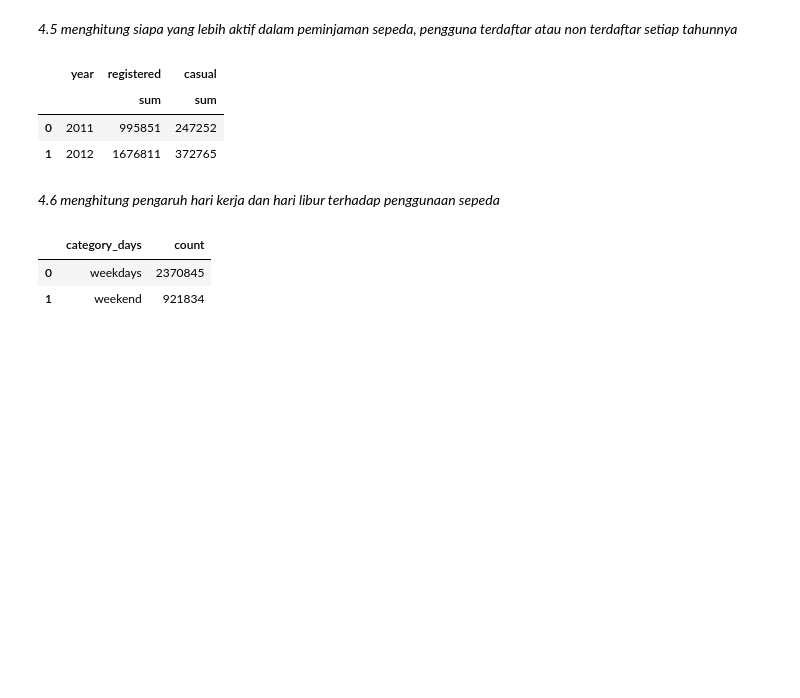
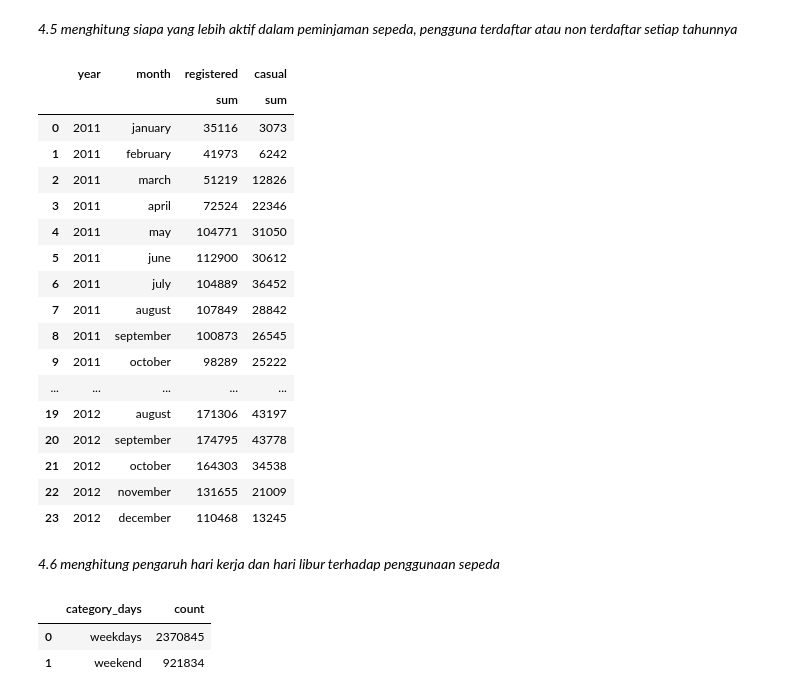
Before and after one commit to ikrar557/dicoding-ds-analyst, a Jupyter notebook: notebook.ipynb, the cells around one changed output. Cells and saved outputs as stored; diff of their text form; code cells hidden in the pictures; blank space fills up the shorter version.

```diff
--- a/notebook.ipynb
+++ b/notebook.ipynb
@@ -400,15 +413,29 @@ days_df.describe(include="all")
 # %% [markdown]
 _4.5 menghitung siapa yang lebih aktif dalam peminjaman sepeda, pengguna terdaftar atau non terdaftar setiap tahunnya_
 # %%
-hours_df.groupby(by='year').agg({
+days_df.groupby(by=['year', 'month']).agg({
     "registered": ["sum"],
     "casual": ["sum"]
 }).reset_index()
 # %% [output]
-|  | year | registered | casual |
-|  |  | sum | sum |
-| 0 | 2011 | 995851 | 247252 |
-| 1 | 2012 | 1676811 | 372765 |
+|  | year | month | registered | casual |
+|  |  |  | sum | sum |
+| 0 | 2011 | january | 35116 | 3073 |
+| 1 | 2011 | february | 41973 | 6242 |
+| 2 | 2011 | march | 51219 | 12826 |
+| 3 | 2011 | april | 72524 | 22346 |
+| 4 | 2011 | may | 104771 | 31050 |
+| 5 | 2011 | june | 112900 | 30612 |
+| 6 | 2011 | july | 104889 | 36452 |
+| 7 | 2011 | august | 107849 | 28842 |
+| 8 | 2011 | september | 100873 | 26545 |
+| 9 | 2011 | october | 98289 | 25222 |
+| ... | ... | ... | ... | ... |
+| 19 | 2012 | august | 171306 | 43197 |
+| 20 | 2012 | september | 174795 | 43778 |
+| 21 | 2012 | october | 164303 | 34538 |
+| 22 | 2012 | november | 131655 | 21009 |
+| 23 | 2012 | december | 110468 | 13245 |
 # %% [markdown]
 _4.6 menghitung pengaruh hari kerja dan hari libur terhadap penggunaan sepeda_
 # %%
```
Also changed, not shown: parts of 31 cells of this notebook.
